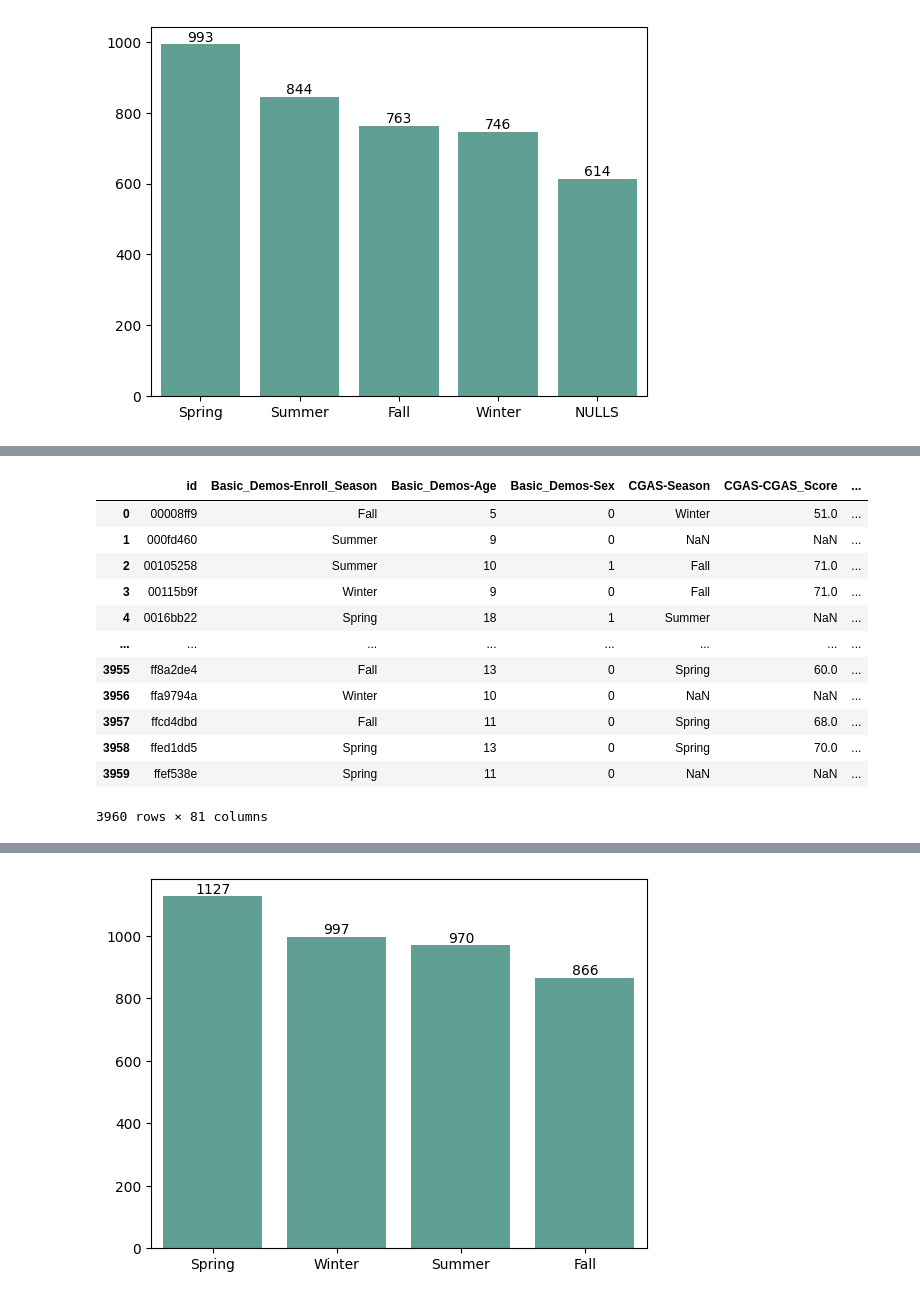
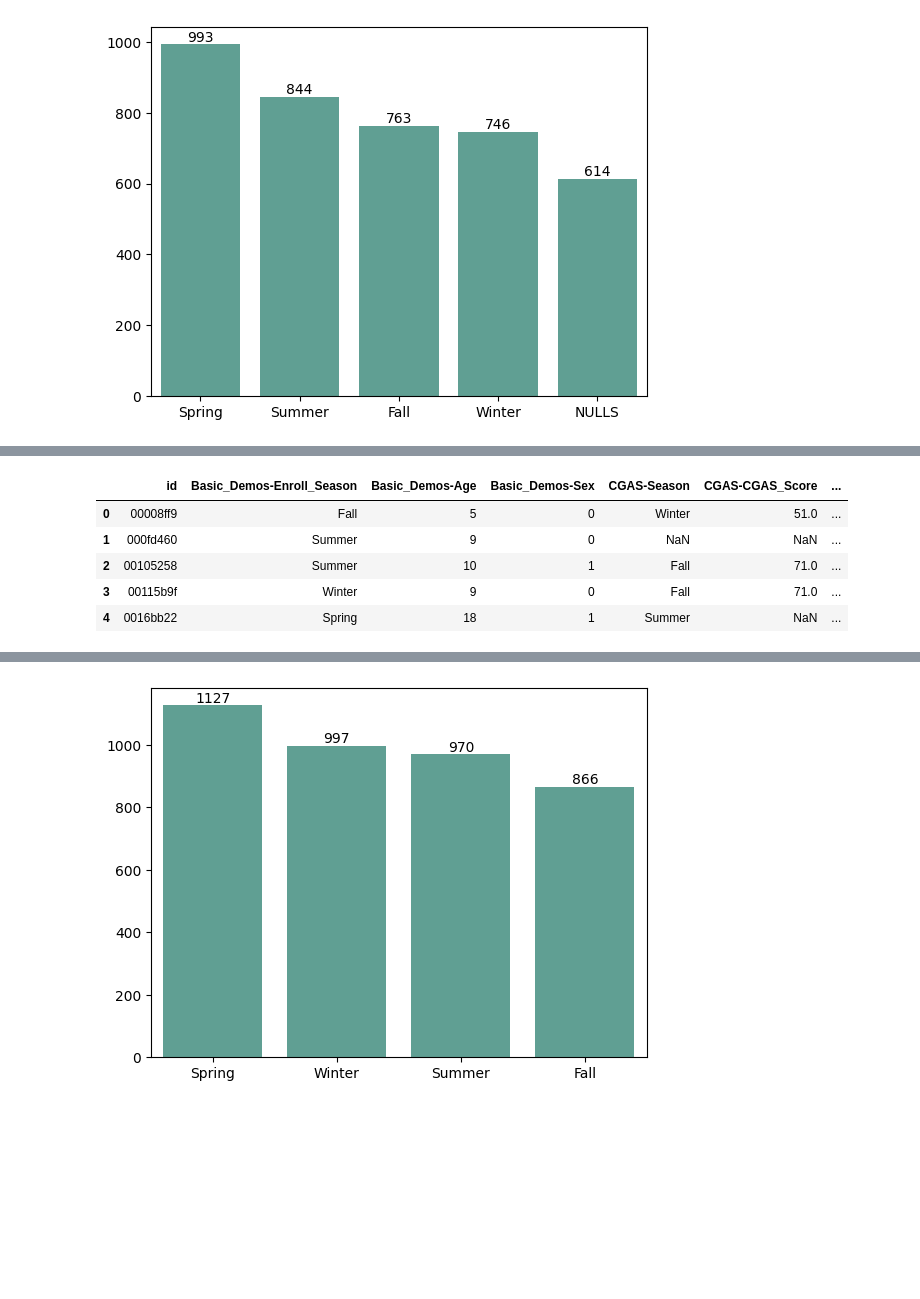
Before and after one commit to dileepNaiduOne/child-problematic-internet-usage, a Jupyter notebook: EDA.ipynb, the cells around one changed output, grey strips where cells are left out. Drawn from its saved outputs; the diff is of its cells as text; code cells hidden in the pictures; blank space fills up the shorter version.

```diff
--- a/EDA.ipynb
+++ b/EDA.ipynb
@@ -3,6 +3,7 @@ import numpy as np
 import pandas as pd
 import matplotlib.pyplot as plt
 import seaborn as sns
+import re
 
 from sklearn.impute import KNNImputer
 from sklearn.preprocessing import MinMaxScaler
@@ -10,6 +11,7 @@ from sklearn.preprocessing import MinMaxScaler
 
 pd.set_option("display.max_rows", None)
 pd.reset_option("display.max_rows")
+pd.set_option("display.max_rows", None)
 
 sns.set_palette("dark:#5A9_r")
 # %%
@@ -80,0 +78,2 @@ def fill_nulls(nullsDataFrame, colWithNulls):
+# %%
+pad.drop(columns="sii", inplace=True)
@@ -176,18 +176,11 @@ df[["FGC-Season", 'Basic_Demos-Enroll_Season']]
 # %%
 pd.set_option("display.max_columns", None)
 # %%
-df
+df.head()
 # %% [output]
 |  | id | Basic_Demos-Enroll_Season | Basic_Demos-Age | Basic_Demos-Sex | CGAS-Season | CGAS-CGAS_Score | ... |
 | 0 | 00008ff9 | Fall | 5 | 0 | Winter | 51.0 | ... |
 | 1 | 000fd460 | Summer | 9 | 0 | NaN | NaN | ... |
 | 2 | 00105258 | Summer | 10 | 1 | Fall | 71.0 | ... |
 | 3 | 00115b9f | Winter | 9 | 0 | Fall | 71.0 | ... |
 | 4 | 0016bb22 | Spring | 18 | 1 | Summer | NaN | ... |
-| ... | ... | ... | ... | ... | ... | ... | ... |
-| 3955 | ff8a2de4 | Fall | 13 | 0 | Spring | 60.0 | ... |
-| 3956 | ffa9794a | Winter | 10 | 0 | NaN | NaN | ... |
-| 3957 | ffcd4dbd | Fall | 11 | 0 | Spring | 68.0 | ... |
-| 3958 | ffed1dd5 | Spring | 13 | 0 | Spring | 70.0 | ... |
-| 3959 | ffef538e | Spring | 11 | 0 | NaN | NaN | ... |
-3960 rows × 81 columns
```
Also changed, not shown: parts of 33 cells of this notebook.
